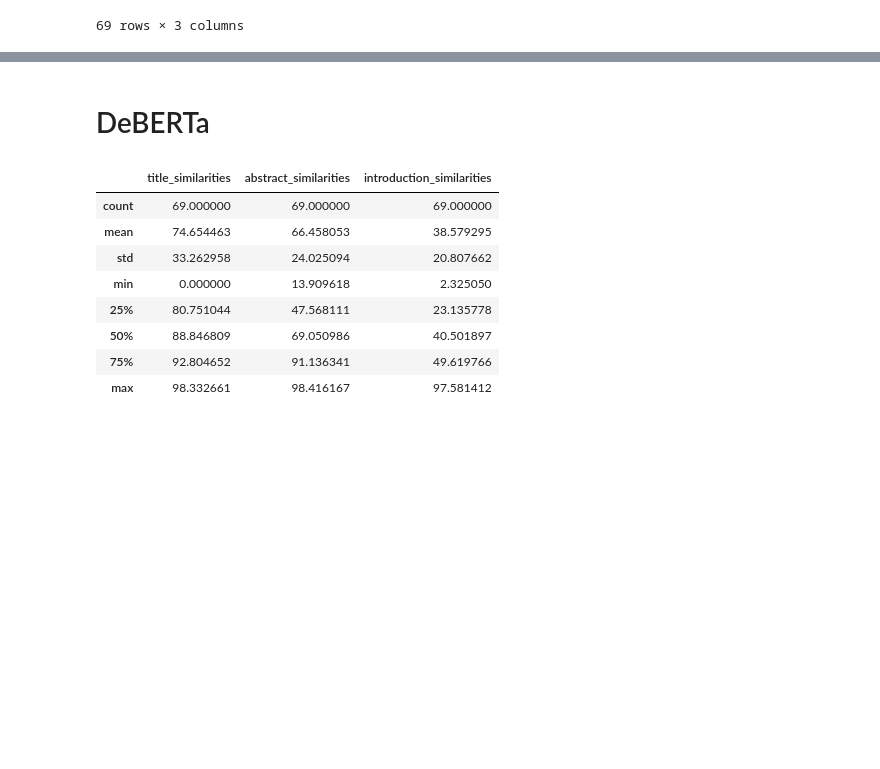
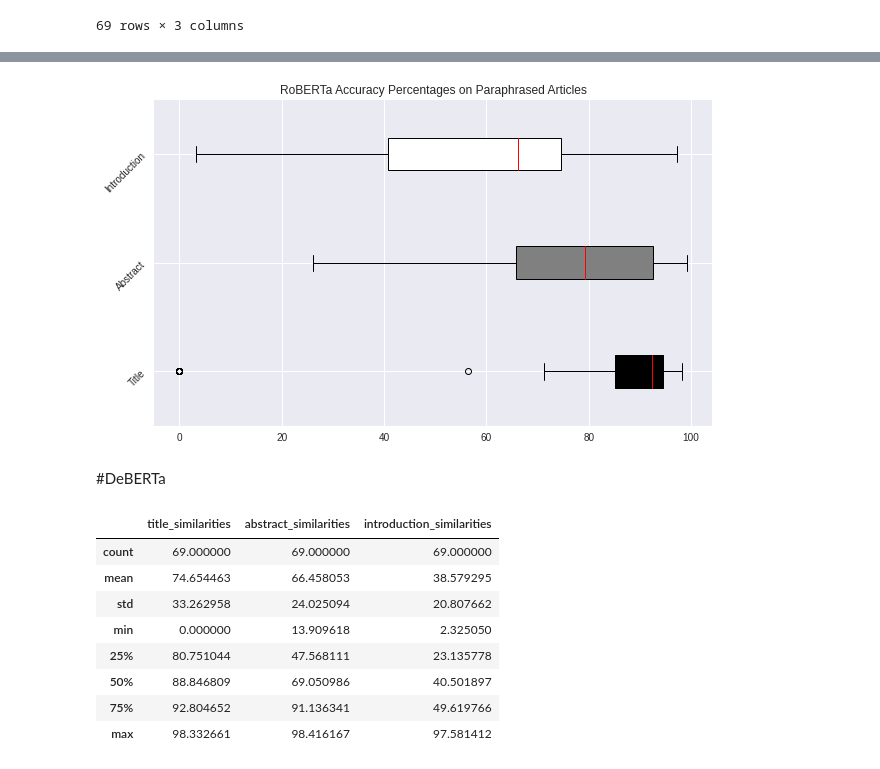
Before and after one commit to aemreusta/success-of-ai-writers, a Jupyter notebook: notebooks/paraphrased-data-experiment-visualisation.ipynb, the cells around one changed output, grey strips where cells are left out. Saved outputs shown, nothing was run; the diff lists cells and outputs as text; code cells hidden in the pictures; blank space fills up the shorter version.

```diff
--- a/notebooks/paraphrased-data-experiment-visualisation.ipynb
+++ b/notebooks/paraphrased-data-experiment-visualisation.ipynb
@@ -98,5 +131,9 @@ boxplot("RoBERTa",df_roberta)
+# %%
+gray_boxplot("RoBERTa",df_roberta)
+# %% [output]
+[figure, added]
 # %% [markdown]
-# DeBERTa
+#DeBERTa
 # %%
 df_deberta = pd.read_csv(path+"/deberta_article_results.csv",index_col=0)
 # %%
```
Also changed, not shown: parts of 18 cells of this notebook.
